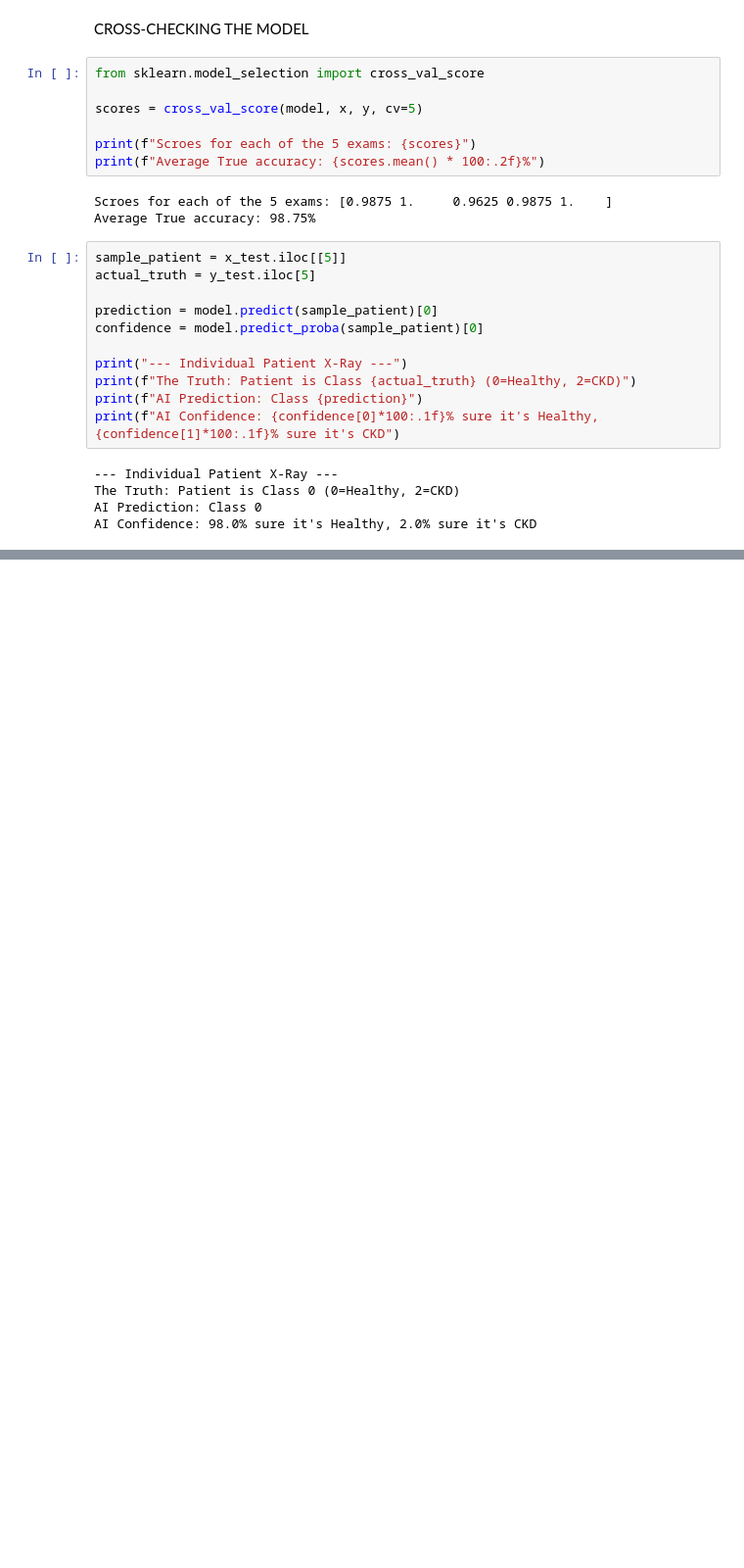
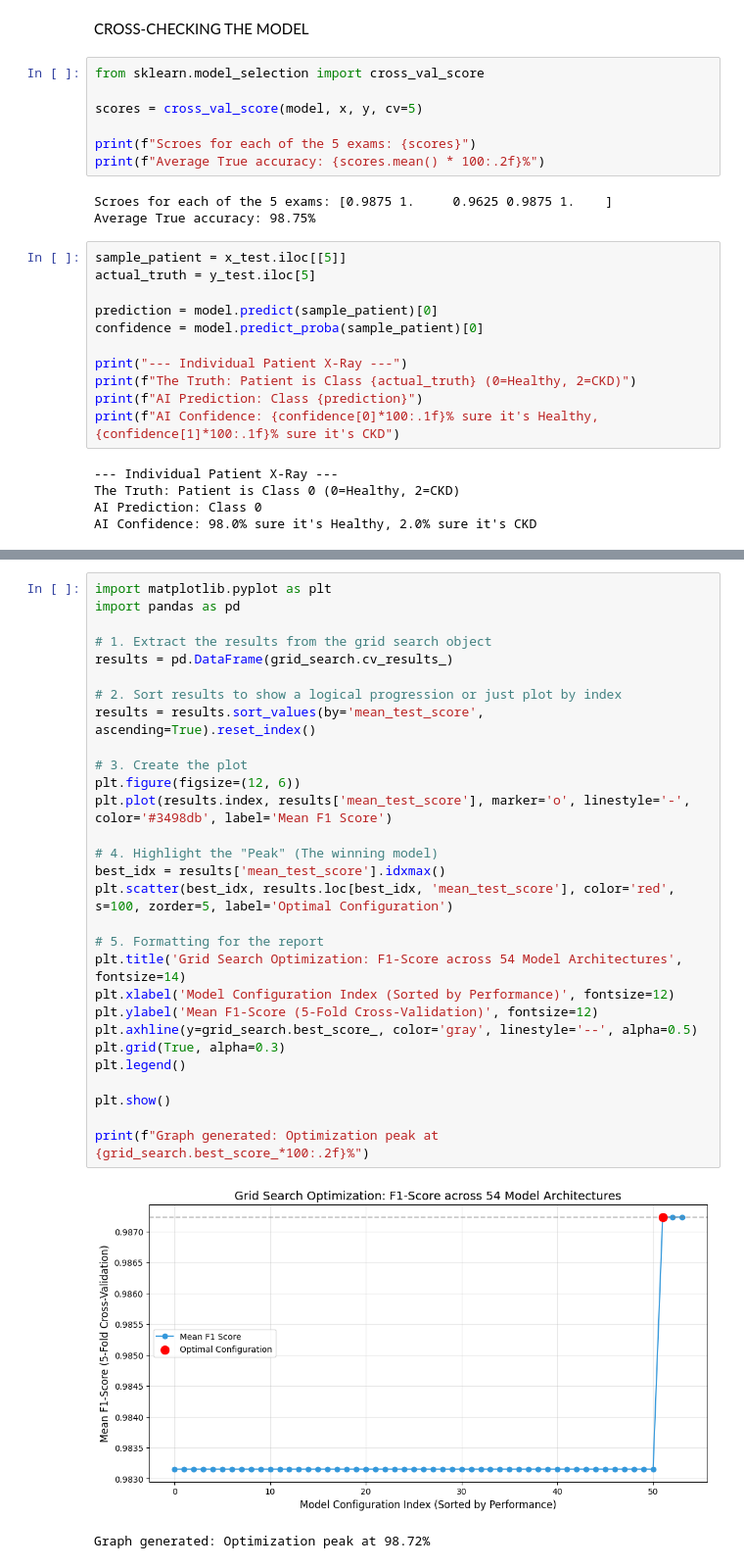
Before and after one commit to avirup04/NephroAI, a Jupyter notebook: notebooks/02_model_training.ipynb, the cells around one changed output, grey strips where cells are left out. Shown at 98% size. Cells and saved outputs as stored; diff of their text form; blank space fills up the shorter version.

Commit message:
Grid Search Optimisation

```diff
--- a/notebooks/02_model_training.ipynb
+++ b/notebooks/02_model_training.ipynb
@@ -99,0 +129,32 @@ AI Confidence: 98.0% sure it's Healthy, 2.0% sure it's CKD
+# %%
+import matplotlib.pyplot as plt
+import pandas as pd
+
+# 1. Extract the results from the grid search object
+results = pd.DataFrame(grid_search.cv_results_)
+
+# 2. Sort results to show a logical progression or just plot by index
+results = results.sort_values(by='mean_test_score', ascending=True).reset_index()
+
+# 3. Create the plot
+plt.figure(figsize=(12, 6))
+plt.plot(results.index, results['mean_test_score'], marker='o', linestyle='-', color='#3498db', label='Mean F1 Score')
+
+# 4. Highlight the "Peak" (The winning model)
+best_idx = results['mean_test_score'].idxmax()
+plt.scatter(best_idx, results.loc[best_idx, 'mean_test_score'], color='red', s=100, zorder=5, label='Optimal Configuration')
+
+# 5. Formatting for the report
+plt.title('Grid Search Optimization: F1-Score across 54 Model Architectures', fontsize=14)
+plt.xlabel('Model Configuration Index (Sorted by Performance)', fontsize=12)
+plt.ylabel('Mean F1-Score (5-Fold Cross-Validation)', fontsize=12)
+plt.axhline(y=grid_search.best_score_, color='gray', linestyle='--', alpha=0.5)
+plt.grid(True, alpha=0.3)
+plt.legend()
+
+plt.show()
+
+print(f"Graph generated: Optimization peak at {grid_search.best_score_*100:.2f}%")
+# %% [output]
+[figure, added]
+Graph generated: Optimization peak at 98.72%
```
Also changed, not shown: parts of 2 cells of this notebook, 3 other files.
